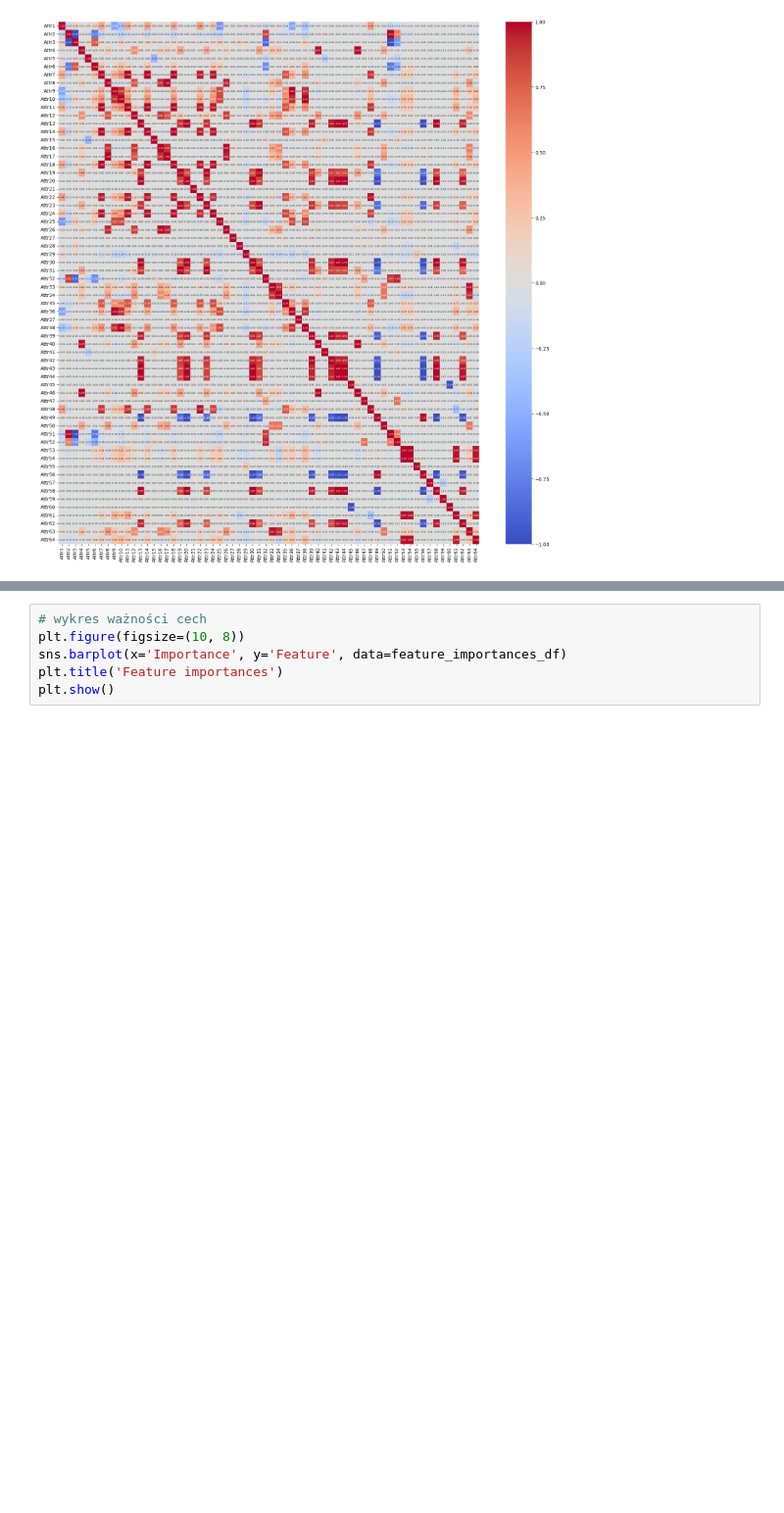
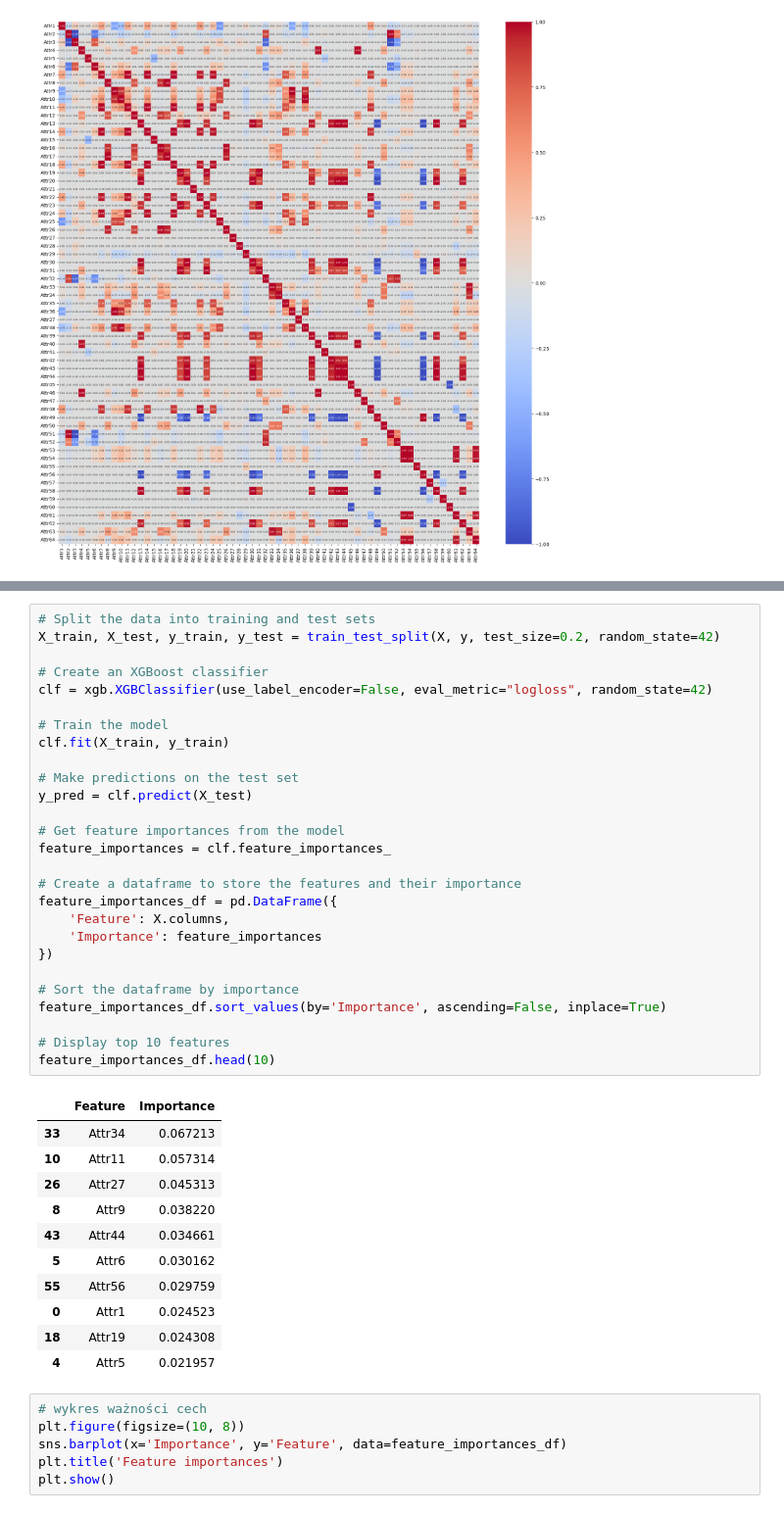
Before and after one commit to ad-po/Polish-bankruptcy-companies-analysis, a Jupyter notebook: notebooks/004_FeatureSelection.ipynb, the cells around one changed output, grey strips where cells are left out. Shown at 98% size. Drawn from its saved outputs; the diff is of its cells as text; blank space fills up the shorter version.

```diff
--- a/notebooks/004_FeatureSelection.ipynb
+++ b/notebooks/004_FeatureSelection.ipynb
@@ -99,3 +45,42 @@ feature_importances_df.sort_values(by='Importance', ascending=False, inplace=Tru
+# %%
+# Split the data into training and test sets
+X_train, X_test, y_train, y_test = train_test_split(X, y, test_size=0.2, random_state=42)
+
+# Create an XGBoost classifier
+clf = xgb.XGBClassifier(use_label_encoder=False, eval_metric="logloss", random_state=42)
+
+# Train the model
+clf.fit(X_train, y_train)
+
+# Make predictions on the test set
+y_pred = clf.predict(X_test)
+
+# Get feature importances from the model
+feature_importances = clf.feature_importances_
+
+# Create a dataframe to store the features and their importance
+feature_importances_df = pd.DataFrame({
+    'Feature': X.columns,
+    'Importance': feature_importances
+})
+
+# Sort the dataframe by importance
+feature_importances_df.sort_values(by='Importance', ascending=False, inplace=True)
+
+# Display top 10 features
+feature_importances_df.head(10)
+# %% [output]
+|  | Feature | Importance |
+| 33 | Attr34 | 0.067213 |
+| 10 | Attr11 | 0.057314 |
+| 26 | Attr27 | 0.045313 |
+| 8 | Attr9 | 0.038220 |
+| 43 | Attr44 | 0.034661 |
+| 5 | Attr6 | 0.030162 |
+| 55 | Attr56 | 0.029759 |
+| 0 | Attr1 | 0.024523 |
+| 18 | Attr19 | 0.024308 |
+| 4 | Attr5 | 0.021957 |
 # %%
 # wykres ważności cech
 plt.figure(figsize=(10, 8))
```
Also changed, not shown: parts of 6 cells of this notebook, 1 other file.
